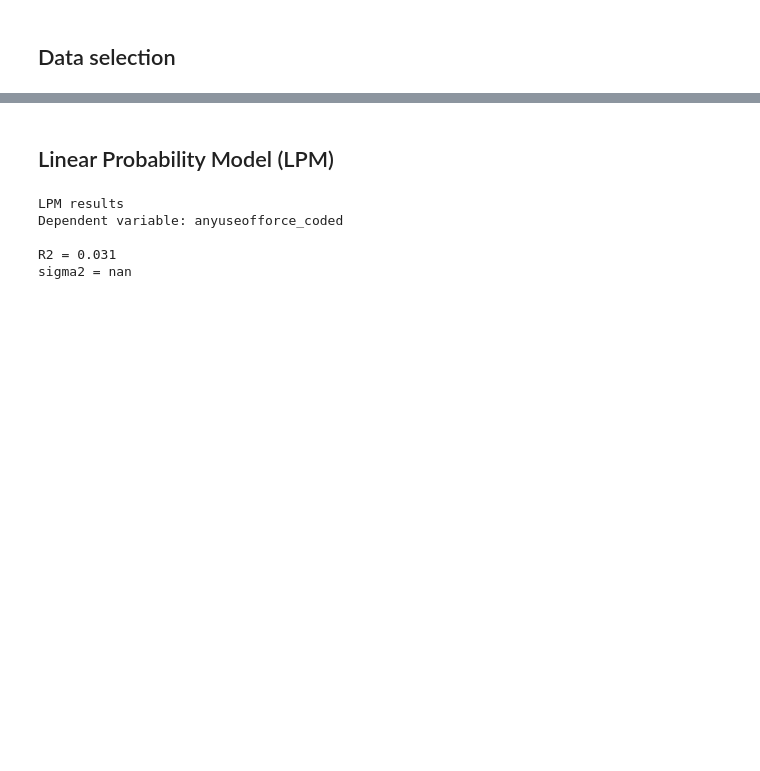
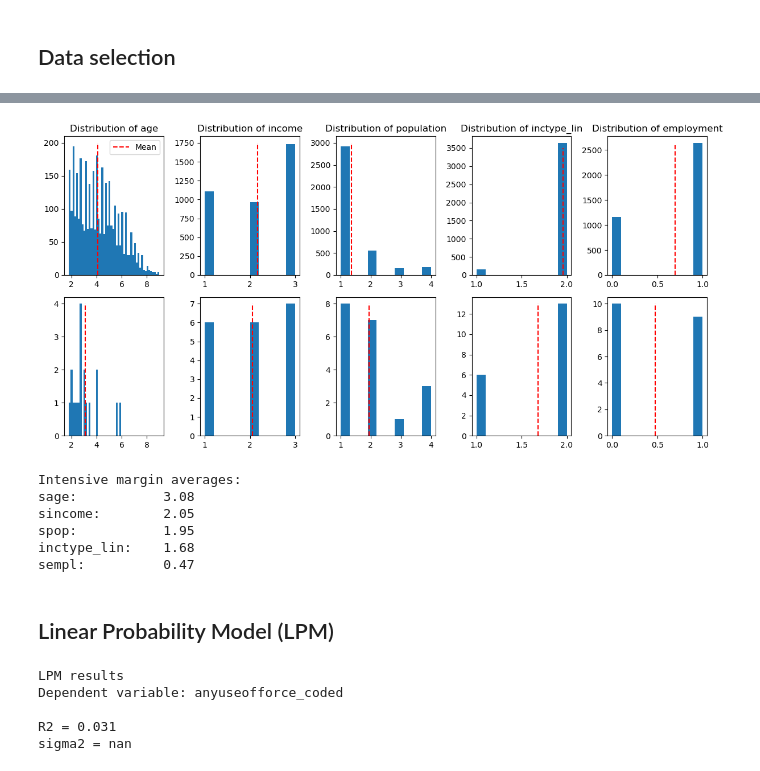
Before and after one commit to astronautfish/advmicro-assignment-3, a Jupyter notebook: assignment3.ipynb, the cells around one changed output, grey strips where cells are left out. Cells and saved outputs as stored; diff of their text form; code cells hidden in the pictures; blank space fills up the shorter version.

```diff
--- a/assignment3.ipynb
+++ b/assignment3.ipynb
@@ -19,8 +20,6 @@ import w8_logit_ante as logit
 ## Read data and preliminary data selection
 # %%
 data = pd.read_csv('ppcs_cc.csv')
-
-data['intercept'] = 1
 
 assert data.notnull().all().all()
 
@@ -127,3 +138,62 @@ assert np.linalg.matrix_rank(x.T @ x) == x.shape[1]  # check for multicollineari
+# %%
+f, ax = plt.subplots(2, 5, figsize=(12, 6))
+
+# extensive margin
+ax[0,0].set_title('Distribution of age')
+ax[0,0].hist(data['sage'], bins=50, range=[1.8, 9.0])
+ax[0,0].vlines(data['sage'].mean(), 0, 200, colors='r', linestyles='dashed', label='Mean') # mean and median overlaps
+ax[0,0].legend()
+
+ax[0,1].set_title('Distribution of income')
+ax[0,1].hist(data['sincome'])
+ax[0,1].vlines(data['sincome'].mean(), 0, 1750, colors='r', linestyles='dashed')
+
+ax[0,2].set_title('Distribution of population')
+ax[0,2].hist(data['spop'])
+ax[0,2].vlines(data['spop'].mean(), 0, 3000, colors='r', linestyles='dashed')
+
+ax[0,3].set_title('Distribution of inctype_lin')
+ax[0,3].hist(data['inctype_lin'])
+ax[0,3].vlines(data['inctype_lin'].mean(), 0, 3500, colors='r', linestyles='dashed')
+
+ax[0,4].set_title('Distribution of employment')
+ax[0,4].hist(data['sempl'])
+ax[0,4].vlines(data['sempl'].mean(), 0, 2600, colors='r', linestyles='dashed')
+
+# intensive margin
+ax[1,0].hist(data['sage'][data['anyuseofforce_coded'] == 1], bins=50, range=[1.8, 9.0])
+ax[1,0].vlines(data['sage'][data['anyuseofforce_coded'] == 1].mean(), 0, 4, colors='r', linestyles='dashed')
+
+ax[1,1].hist(data['sincome'][data['anyuseofforce_coded'] == 1])
+ax[1,1].vlines(data['sincome'][data['anyuseofforce_coded'] == 1].mean(), 0, 7, colors='r', linestyles='dashed')
+
+ax[1,2].hist(data['spop'][data['anyuseofforce_coded'] == 1])
+ax[1,2].vlines(data['spop'][data['anyuseofforce_coded'] == 1].mean(), 0, 8, colors='r', linestyles='dashed')
+
+ax[1,3].hist(data['inctype_lin'][data['anyuseofforce_coded'] == 1])
+ax[1,3].vlines(data['inctype_lin'][data['anyuseofforce_coded'] == 1].mean(), 0, 13, colors='r', linestyles='dashed')
+
+ax[1,4].hist(data['sempl'][data['anyuseofforce_coded'] == 1])
+ax[1,4].vlines(data['sempl'][data['anyuseofforce_coded'] == 1].mean(), 0, 10, colors='r', linestyles='dashed')
+
+f.tight_layout()
+f.savefig('IntensivevsExtensiveMargin.png')
+# %% [output]
+[figure, added]
+# %%
+print(f'Intensive margin averages:')
+print(f'sage:\t\t{data['sage'][data['anyuseofforce_coded'] == 1].mean():.2f}')
+print(f'sincome:\t{data['sincome'][data['anyuseofforce_coded'] == 1].mean():.2f}')
+print(f'spop:\t\t{data['spop'][data['anyuseofforce_coded'] == 1].mean():.2f}')
+print(f'inctype_lin:\t{data['inctype_lin'][data['anyuseofforce_coded'] == 1].mean():.2f}')
+print(f'sempl:\t\t{data['sempl'][data['anyuseofforce_coded'] == 1].mean():.2f}')
+# %% [output]
+Intensive margin averages:
+sage:           3.08
+sincome:        2.05
+spop:           1.95
+inctype_lin:    1.68
+sempl:          0.47
 # %% [markdown]
 ## Linear Probability Model (LPM)
 # %%
```
Also changed, not shown: parts of 35 cells of this notebook, 8 other files.
